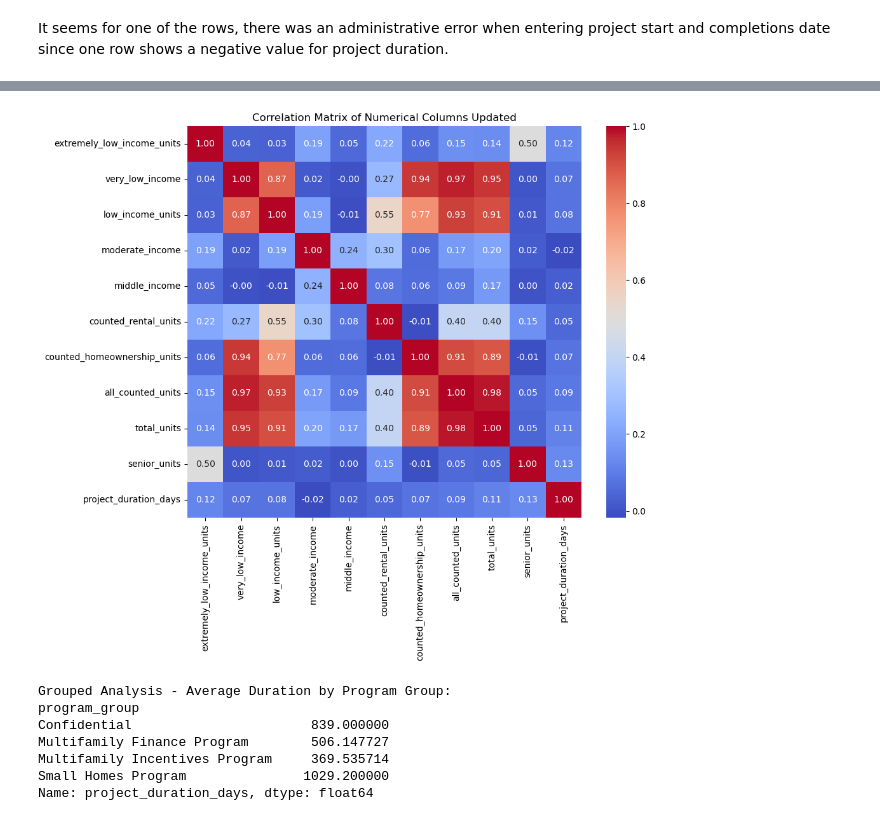
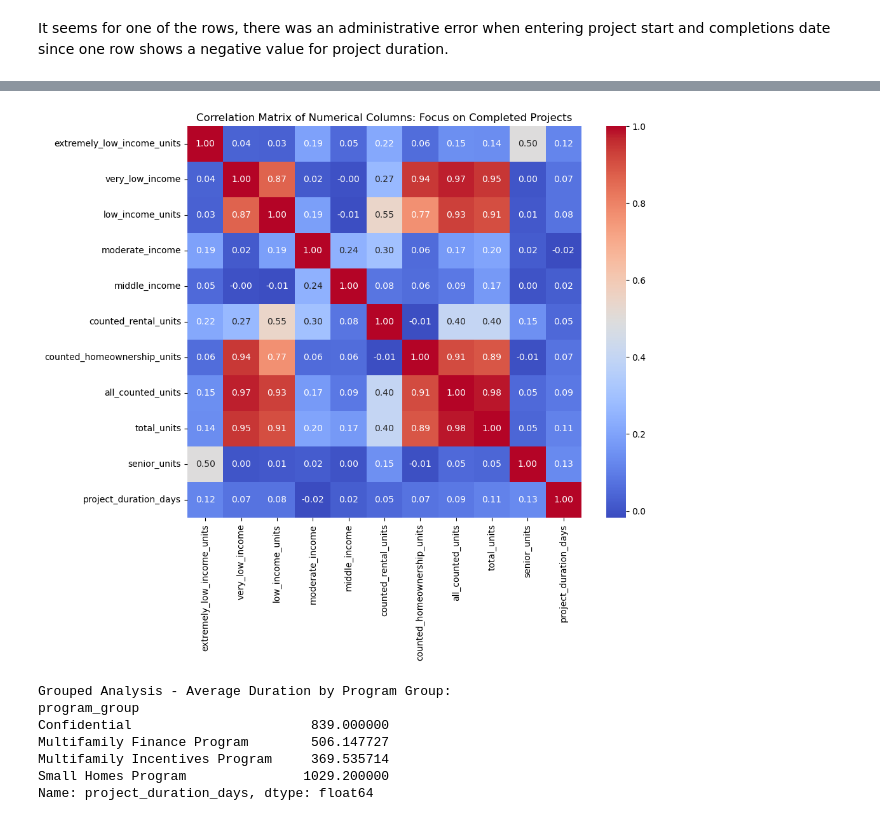
Before and after one commit to josuesimon/Phase1_Portfolio, a Jupyter notebook: Notebooks/christina_eda.ipynb, the cells around one changed output, grey strips where cells are left out. Drawn from its saved outputs; the diff is of its cells as text; code cells hidden in the pictures.

```diff
--- a/Notebooks/christina_eda.ipynb
+++ b/Notebooks/christina_eda.ipynb
@@ -271,13 +271,13 @@ memory usage: 266.3+ KB
 # %%
 # Bivariate Analysis Part 2: Correlation heatmap for numerical columns
 numerical_cols_2 = ['extremely_low_income_units', 'very_low_income', 'low_income_units', 'moderate_income', 'middle_income', 'counted_rental_units', 'counted_homeownership_units', 'all_counted_units', 'total_units', 'senior_units', 'project_duration_days']
 plt.figure(figsize=(10, 8))
 corr_matrix = df[numerical_cols_2].corr()
 sns.heatmap(corr_matrix, annot=True, cmap='coolwarm', fmt=".2f")
-plt.title('Correlation Matrix of Numerical Columns Updated')
+plt.title('Correlation Matrix of Numerical Columns: Focus on Completed Projects')
 plt.show()
 # %% [output]
-[figure, old version]
+[figure, new version]
 # %%
 print("\nGrouped Analysis - Average Duration by Program Group:")
 grouped_duration = df.groupby('program_group')['project_duration_days'].mean()
```
